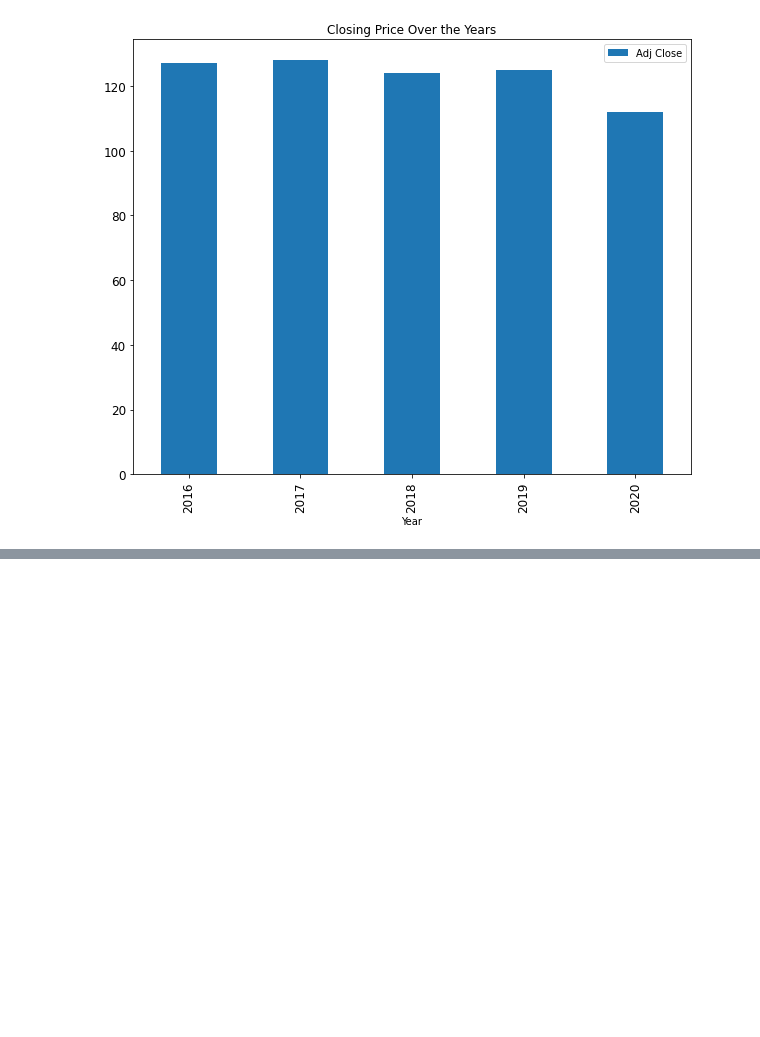
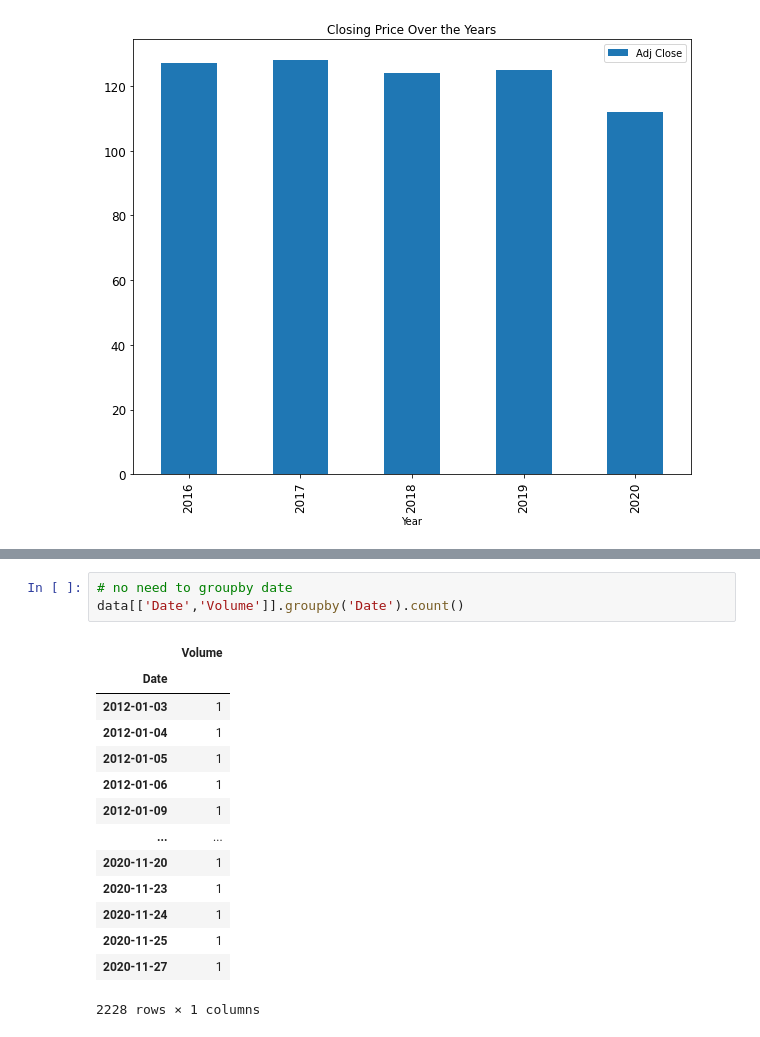
Before and after one commit to mollymoranFA2025/CIS310, a Jupyter notebook: 2025FA/WEEK15/py_Amazon_Stock_Market.ipynb, the cells around one changed output, grey strips where cells are left out. Cells and saved outputs as stored; diff of their text form; blank space fills up the shorter version.

```diff
--- a/2025FA/WEEK15/py_Amazon_Stock_Market.ipynb
+++ b/2025FA/WEEK15/py_Amazon_Stock_Market.ipynb
@@ -600,0 +684,18 @@ rs[['Year','Adj Close']].groupby('Year').count().plot.bar(figsize=(10,8),y= 'Adj
+# %%
+# no need to groupby date
+data[['Date','Volume']].groupby('Date').count()
+# %% [output]
+|  | Volume |
+| Date |  |
+| 2012-01-03 | 1 |
+| 2012-01-04 | 1 |
+| 2012-01-05 | 1 |
+| 2012-01-06 | 1 |
+| 2012-01-09 | 1 |
+| ... | ... |
+| 2020-11-20 | 1 |
+| 2020-11-23 | 1 |
+| 2020-11-24 | 1 |
+| 2020-11-25 | 1 |
+| 2020-11-27 | 1 |
+2228 rows × 1 columns
```
Also changed, not shown: parts of 30 cells of this notebook.
